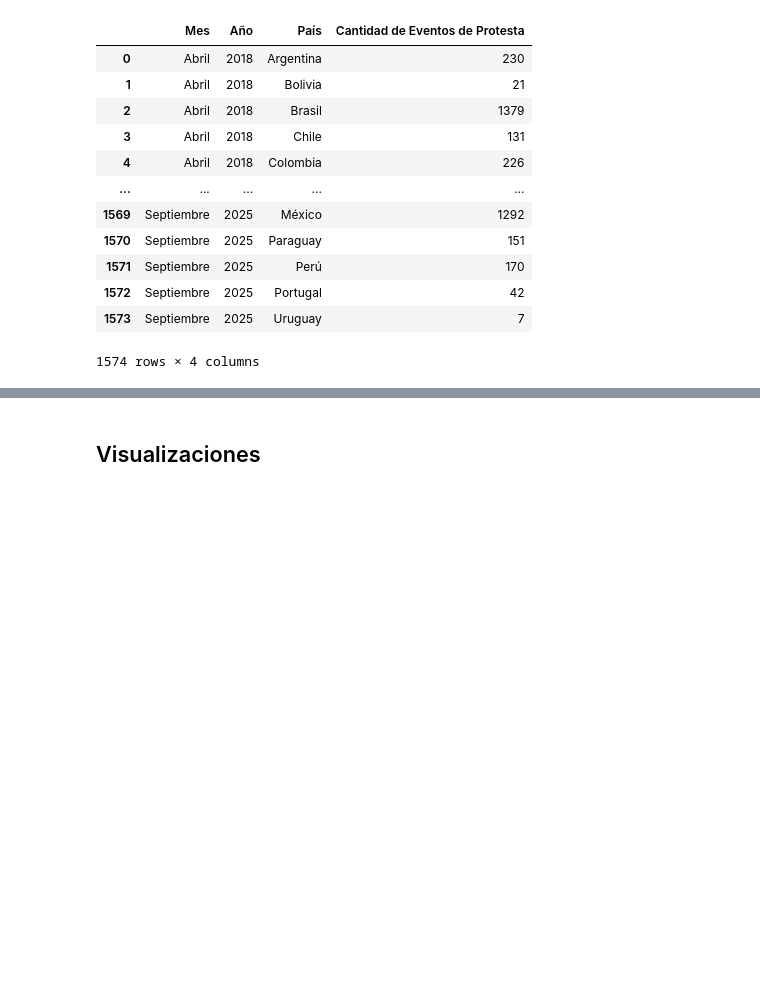
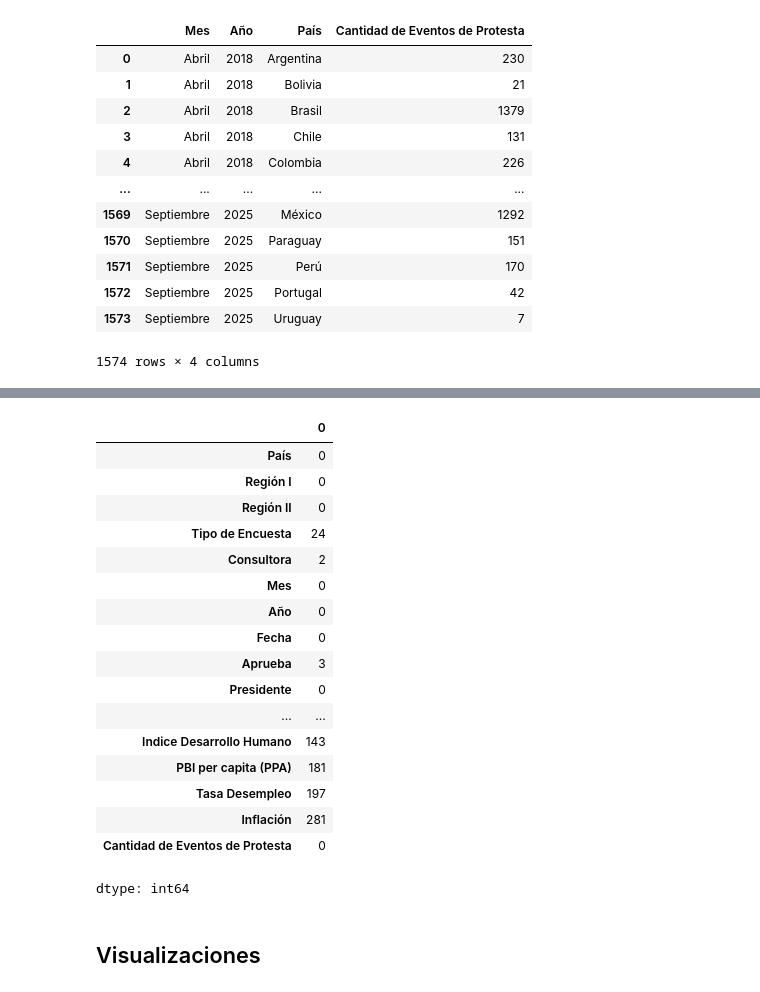
Before and after one commit to Claudio-Ferriz/Proyecto-AP-PS, a Jupyter notebook: Proyecto_AP_PS.ipynb, the cells around one changed output, grey strips where cells are left out. Cells and saved outputs as stored; diff of their text form; code cells hidden in the pictures; blank space fills up the shorter version.

```diff
--- a/Proyecto_AP_PS.ipynb
+++ b/Proyecto_AP_PS.ipynb
@@ -185,3 +226,24 @@ df_ps
+# %%
+df_ap_ps.isnull().sum()
+# %% [output]
+|  | 0 |
+| País | 0 |
+| Región I | 0 |
+| Región II | 0 |
+| Tipo de Encuesta | 24 |
+| Consultora | 2 |
+| Mes | 0 |
+| Año | 0 |
+| Fecha | 0 |
+| Aprueba | 3 |
+| Presidente | 0 |
+| ... | ... |
+| Indice Desarrollo Humano | 143 |
+| PBI per capita (PPA) | 181 |
+| Tasa Desempleo | 197 |
+| Inflación | 281 |
+| Cantidad de Eventos de Protesta | 0 |
+dtype: int64
 # %% [markdown]
 ## Visualizaciones
 # %% [markdown]
```
Also changed, not shown: parts of 3 cells of this notebook.
